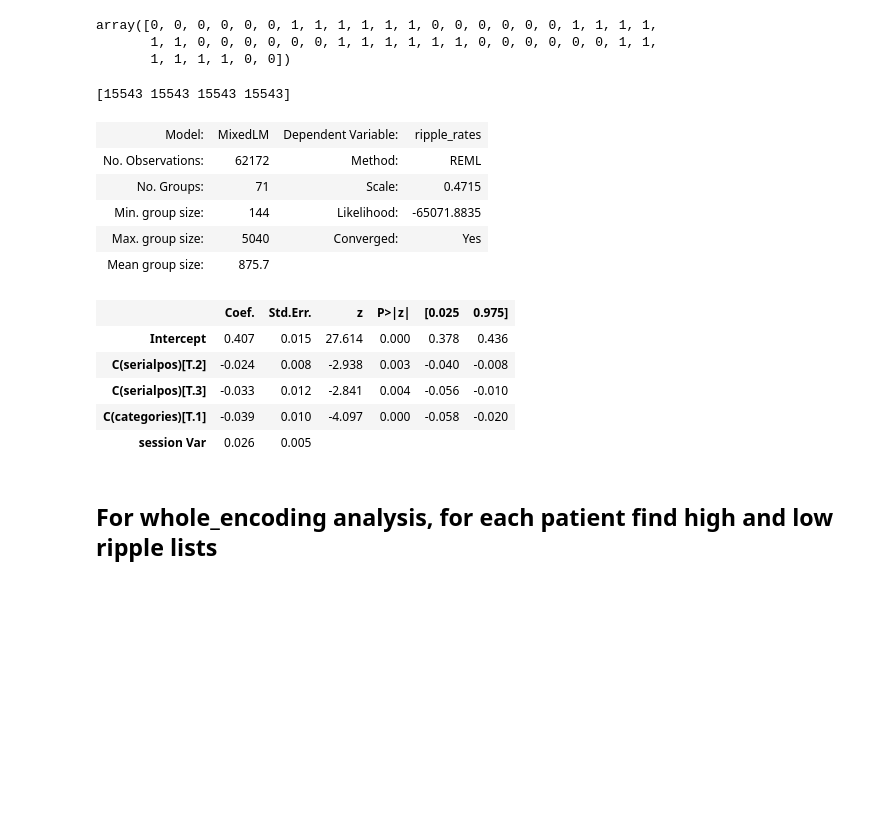
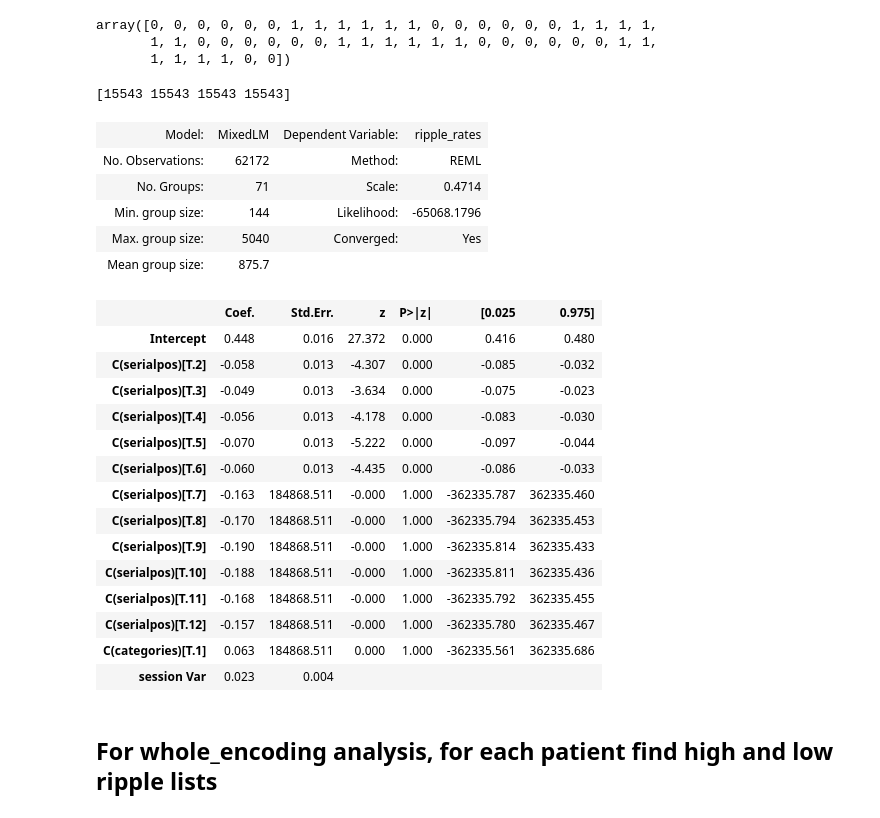
Before and after one commit to jjsakon/SWR, a Jupyter notebook: code/SWRanalysisClustering-encodingLoad.ipynb, the cells around one changed output. Cells and saved outputs as stored; diff of their text form; code cells hidden in the pictures; blank space fills up the shorter version.

```diff
--- a/code/SWRanalysisClustering-encodingLoad.ipynb
+++ b/code/SWRanalysisClustering-encodingLoad.ipynb
@@ -891,32 +891,41 @@ array([0, 0, 0, 0, 0, 0, 1, 1, 1, 1, 1, 1, 0, 0, 0, 0, 0, 0, 1, 1, 1, 1,
 # %%
 import statsmodels.formula.api as smf
 
 _,counts = np.unique(category_presentation,return_counts=True)
 print(counts)
 
-category_df = pd.DataFrame(data={'serialpos':tercile_serialpos, #tercile_serialpos #word_presentation_serialpos
+category_df = pd.DataFrame(data={'serialpos':word_presentation_serialpos, #tercile_serialpos #word_presentation_serialpos
                                  'categories':split_category_presentation, #split_category_presentation,#category_presentation
                                  'ripple_rates':word_presentation_ripples,
                                  'subject':regression_subject_name_array,'session':regression_session_name_array})
 
 vc = {'session':'0+session'}
 get_bin_CI_model = smf.mixedlm("ripple_rates ~ C(serialpos)+C(categories)", category_df, groups="subject", vc_formula=vc)
 bin_model = get_bin_CI_model.fit(reml=True, method='nm',maxiter=5000)
 bin_model.summary()
 # %% [output]
 [15543 15543 15543 15543]
 | Model: | MixedLM | Dependent Variable: | ripple_rates |
 | No. Observations: | 62172 | Method: | REML |
-| No. Groups: | 71 | Scale: | 0.4715 |
-| Min. group size: | 144 | Likelihood: | -65071.8835 |
+| No. Groups: | 71 | Scale: | 0.4714 |
+| Min. group size: | 144 | Likelihood: | -65068.1796 |
 | Max. group size: | 5040 | Converged: | Yes |
 | Mean group size: | 875.7 |  |  |
 |  | Coef. | Std.Err. | z | P>|z| | [0.025 | 0.975] |
-| Intercept | 0.407 | 0.015 | 27.614 | 0.000 | 0.378 | 0.436 |
-| C(serialpos)[T.2] | -0.024 | 0.008 | -2.938 | 0.003 | -0.040 | -0.008 |
-| C(serialpos)[T.3] | -0.033 | 0.012 | -2.841 | 0.004 | -0.056 | -0.010 |
-| C(categories)[T.1] | -0.039 | 0.010 | -4.097 | 0.000 | -0.058 | -0.020 |
-| session Var | 0.026 | 0.005 |  |  |  |  |
+| Intercept | 0.448 | 0.016 | 27.372 | 0.000 | 0.416 | 0.480 |
+| C(serialpos)[T.2] | -0.058 | 0.013 | -4.307 | 0.000 | -0.085 | -0.032 |
+| C(serialpos)[T.3] | -0.049 | 0.013 | -3.634 | 0.000 | -0.075 | -0.023 |
+| C(serialpos)[T.4] | -0.056 | 0.013 | -4.178 | 0.000 | -0.083 | -0.030 |
+| C(serialpos)[T.5] | -0.070 | 0.013 | -5.222 | 0.000 | -0.097 | -0.044 |
+| C(serialpos)[T.6] | -0.060 | 0.013 | -4.435 | 0.000 | -0.086 | -0.033 |
+| C(serialpos)[T.7] | -0.163 | 184868.511 | -0.000 | 1.000 | -362335.787 | 362335.460 |
+| C(serialpos)[T.8] | -0.170 | 184868.511 | -0.000 | 1.000 | -362335.794 | 362335.453 |
+| C(serialpos)[T.9] | -0.190 | 184868.511 | -0.000 | 1.000 | -362335.814 | 362335.433 |
+| C(serialpos)[T.10] | -0.188 | 184868.511 | -0.000 | 1.000 | -362335.811 | 362335.436 |
+| C(serialpos)[T.11] | -0.168 | 184868.511 | -0.000 | 1.000 | -362335.792 | 362335.455 |
+| C(serialpos)[T.12] | -0.157 | 184868.511 | -0.000 | 1.000 | -362335.780 | 362335.467 |
+| C(categories)[T.1] | 0.063 | 184868.511 | 0.000 | 1.000 | -362335.561 | 362335.686 |
+| session Var | 0.023 | 0.004 |  |  |  |  |
 # %% [markdown]
 ## For whole_encoding analysis, for each patient find high and low ripple lists
 # %%
```
Also changed, not shown: 3 other files.
